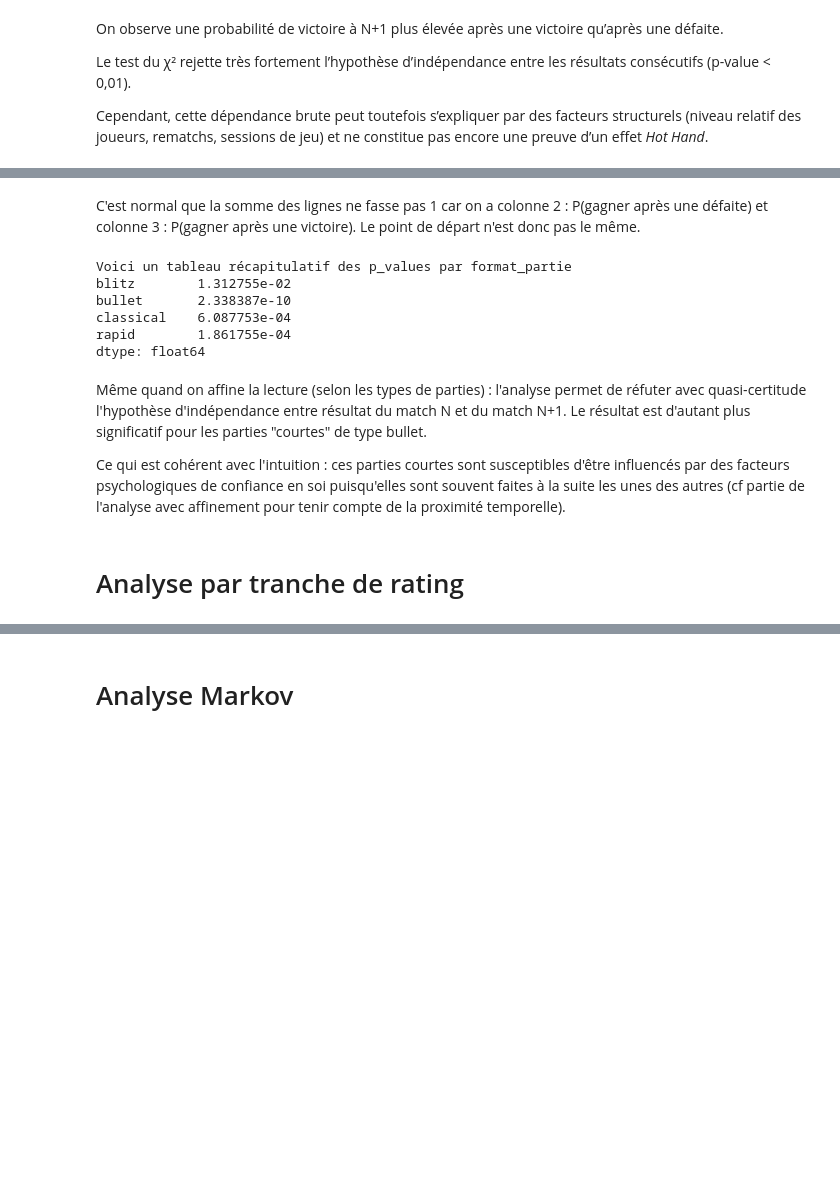
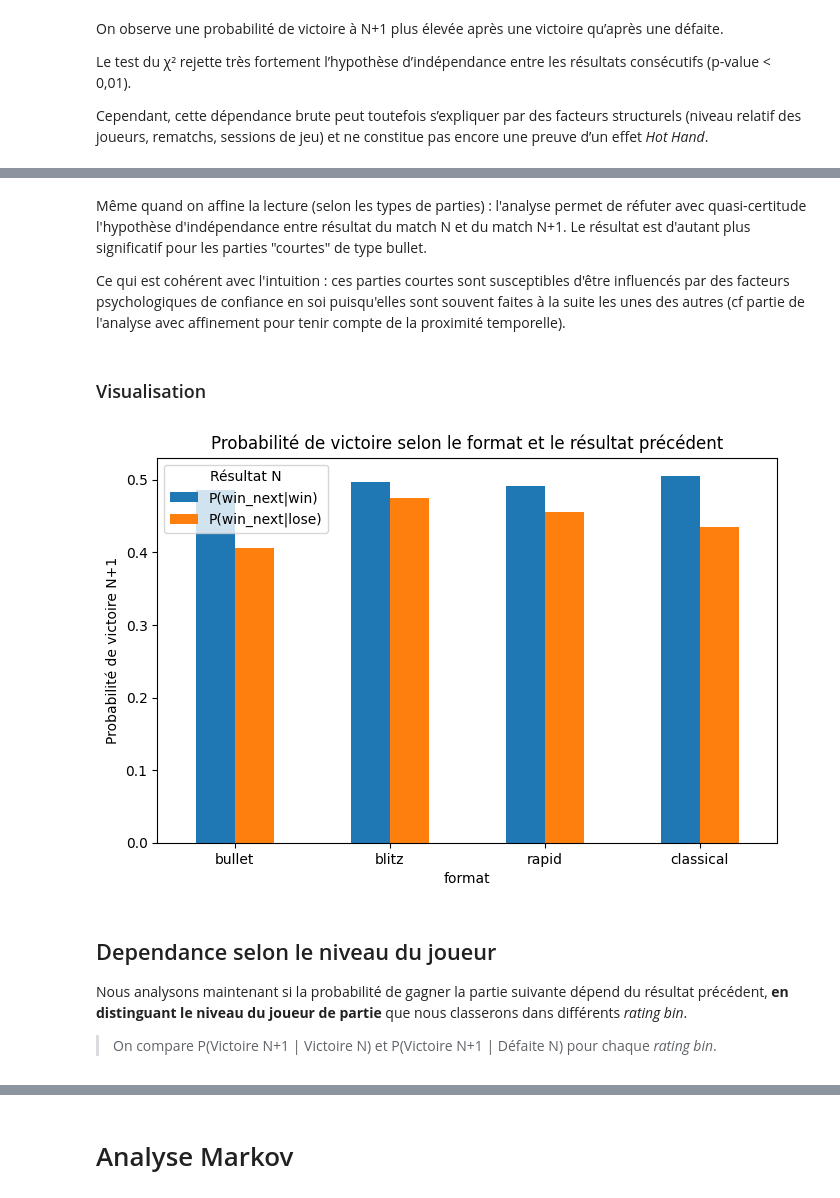
Before and after one commit to tristanTRT/Projet-info-2A, a Jupyter notebook: Scripts_analyse_data/Analyse_data.ipynb, the cells around one changed output, grey strips where cells are left out. Drawn from its saved outputs; the diff is of its cells as text; code cells hidden in the pictures; blank space fills up the shorter version.

Commit message:
Reprise analyses par type et par elo + suppression datas inutiles

```diff
--- a/Scripts_analyse_data/Analyse_data.ipynb
+++ b/Scripts_analyse_data/Analyse_data.ipynb
@@ -190,0 +212,13 @@ df_all.groupby("format_partie").apply(
+# %%
+# Probabilités conditionnelles par format
+probs_by_format = df_all.groupby("format_partie").apply(
+    lambda x: x.groupby("win")["win_next"].mean()
+)
+print("Probabilités de victoire à N+1 selon le résultat précédent :")
+print(probs_by_format)
+
+# Test χ² par format
+print("\nTest d'indépendance χ² par format :")
+for fmt, df_fmt in df_all.groupby("format_partie"):
+    p_val = chi2_pvalue(df_fmt, "win", "win_next")
+    print(f"Format {fmt} - p-value χ² : {p_val:.3e}")
@@ -191,32 +239,38 @@ df_all.groupby("format_partie").apply(
 # %% [markdown]
-C'est normal que la somme des lignes ne fasse pas 1 car on a colonne 2 : P(gagner après une défaite) et colonne 3 : P(gagner après une victoire). Le point de départ n'est donc pas le même.
+Même quand on affine la lecture (selon les types de parties) : l'analyse permet de réfuter avec quasi-certitude l'hypothèse d'indépendance entre résultat du match N et du match N+1. Le résultat est d'autant plus significatif pour les parties "courtes" de type bullet.
+
+Ce qui est cohérent avec l'intuition : ces parties courtes sont susceptibles d'être influencés par des facteurs psychologiques de confiance en soi puisqu'elles sont souvent faites à la suite les unes des autres (cf partie de l'analyse avec affinement pour tenir compte de la proximité temporelle).
-# %%
-# Filtrer les lignes valides (win_next non NaN)
-df_valid = df_all.dropna(subset=["win_next"])
-
-# Fonction pour calculer p-value χ² pour un sous-DataFrame
-def chi2_pvalue(sub_df):
-    table = pd.crosstab(sub_df["win"], sub_df["win_next"])
-    if table.shape == (2,2):
-        _, p_value, _, _ = chi2_contingency(table)
-        return p_value
-    else:
-        return None  # si pas assez de données pour le test
-
-# Calcul des p-values par format de partie
-p_values_by_format = df_valid.groupby("format_partie").apply(chi2_pvalue)
-
-print("Voici un tableau récapitulatif des p_values par", p_values_by_format)
-# %% [output]
-Voici un tableau récapitulatif des p_values par format_partie
-blitz        1.312755e-02
-bullet       2.338387e-10
-classical    6.087753e-04
-rapid        1.861755e-04
-dtype: float64
-# %% [markdown]
-Même quand on affine la lecture (selon les types de parties) : l'analyse permet de réfuter avec quasi-certitude l'hypothèse d'indépendance entre résultat du match N et du match N+1. Le résultat est d'autant plus significatif pour les parties "courtes" de type bullet.
-
-Ce qui est cohérent avec l'intuition : ces parties courtes sont susceptibles d'être influencés par des facteurs psychologiques de confiance en soi puisqu'elles sont souvent faites à la suite les unes des autres (cf partie de l'analyse avec affinement pour tenir compte de la proximité temporelle).
+# %% [markdown]
+### Visualisation
+# %%
+format_order = ["bullet", "blitz", "rapid", "classical"]
+
+# Préparer le DataFrame pour le graphique
+prob_df = []
+for fmt in format_order:
+    if fmt in probs_by_format.index:
+        prob_df.append({
+            "format": fmt,
+            "P(win_next|win)": probs_by_format.loc[fmt, 1],
+            "P(win_next|lose)": probs_by_format.loc[fmt, 0]
+        })
+
+prob_df = pd.DataFrame(prob_df)
+
+# Graphique simple
+prob_df.set_index("format")[["P(win_next|win)", "P(win_next|lose)"]].plot(
+    kind="bar", figsize=(8,5), color=["#1f77b4", "#ff7f0e"]
+)
+plt.ylabel("Probabilité de victoire N+1")
+plt.title("Probabilité de victoire selon le format et le résultat précédent")
+plt.xticks(rotation=0)
+plt.legend(title="Résultat N")
+plt.show()
+# %% [output]
+[figure, added]
 # %% [markdown]
-# Analyse par tranche de rating
+## Dependance selon le niveau du joueur
+
+Nous analysons maintenant si la probabilité de gagner la partie suivante dépend du résultat précédent, **en distinguant le niveau du joueur de partie** que nous classerons dans différents *rating bin*.
+
+> On compare P(Victoire N+1 | Victoire N) et P(Victoire N+1 | Défaite N) pour chaque *rating bin*.
```
Also changed, not shown: parts of 16 cells of this notebook, 8 other files.
